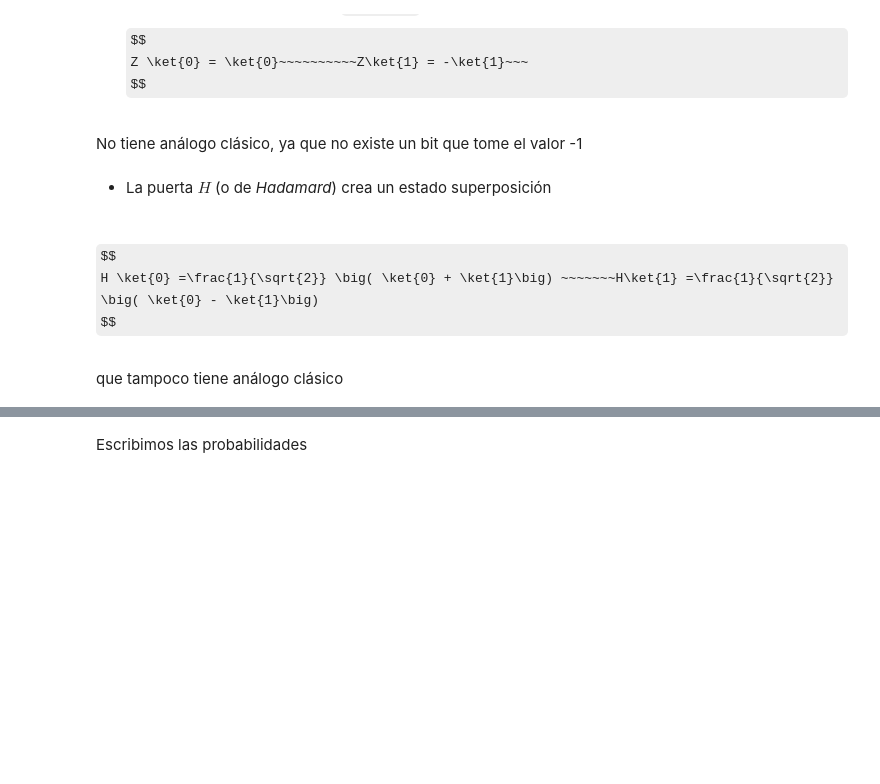
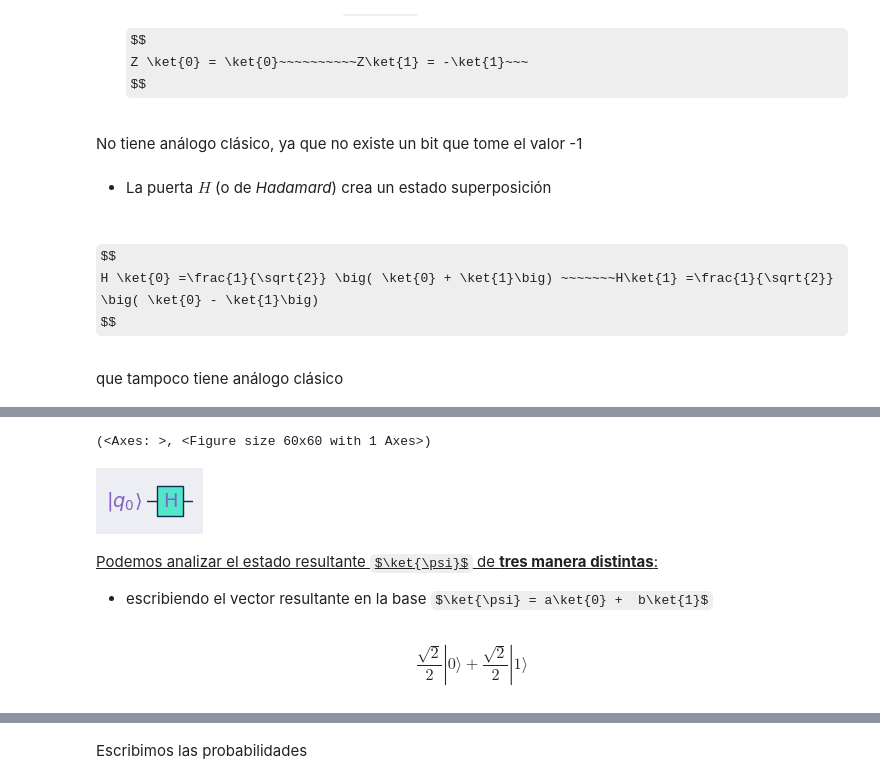
Before and after one commit to talentQ-es/Masterclass_2025, a Jupyter notebook: Qibo/Masterclass_2025_qibo.ipynb, the cells around one changed output, grey strips where cells are left out. Cells and saved outputs as stored; diff of their text form; code cells hidden in the pictures; some formulas as TeX source; blank space fills up the shorter version.

Commit message:
Modificaciones sustanciales
Es una modificación sustancial. Aun queda por mejorar la apariencia de la puerta asociada al oráculo.

```diff
--- a/Qibo/Masterclass_2025_qibo.ipynb
+++ b/Qibo/Masterclass_2025_qibo.ipynb
@@ -299,0 +119,24 @@ Medidas=  Counter({'11': 253, '01': 252, '10': 251, '00': 244})
+# %%
+# Creamos un circuito cuántico de nqubit cúbits
+nqubits = 1
+qc = Circuit(nqubits)
+
+# puedes descomentar o comentar líneas para añadir o quitar puertas al circuito
+#qc.add(gates.X(0))
+qc.add(gates.H(0))
+#qc.add(gates.Y(0))
+
+
+# visualizamos el circuito
+qsplot_circuit(qc)
+# %% [output]
+(<Axes: >, <Figure size 60x60 with 1 Axes>)
+[figure, added]
+# %% [markdown]
+<u>Podemos analizar el estado resultante $\ket{\psi}$  de **tres manera distintas**:</u>
+
+- escribiendo el vector resultante en la base $\ket{\psi} = a\ket{0} +  b\ket{1}$
+# %%
+draw_state_Latex(qc)
+# %% [output]
+$$\frac{\sqrt{2}}{2} |0\rangle+\frac{\sqrt{2}}{2} |1\rangle$$
```
Also changed, not shown: parts of 106 cells of this notebook, 5 other files.
